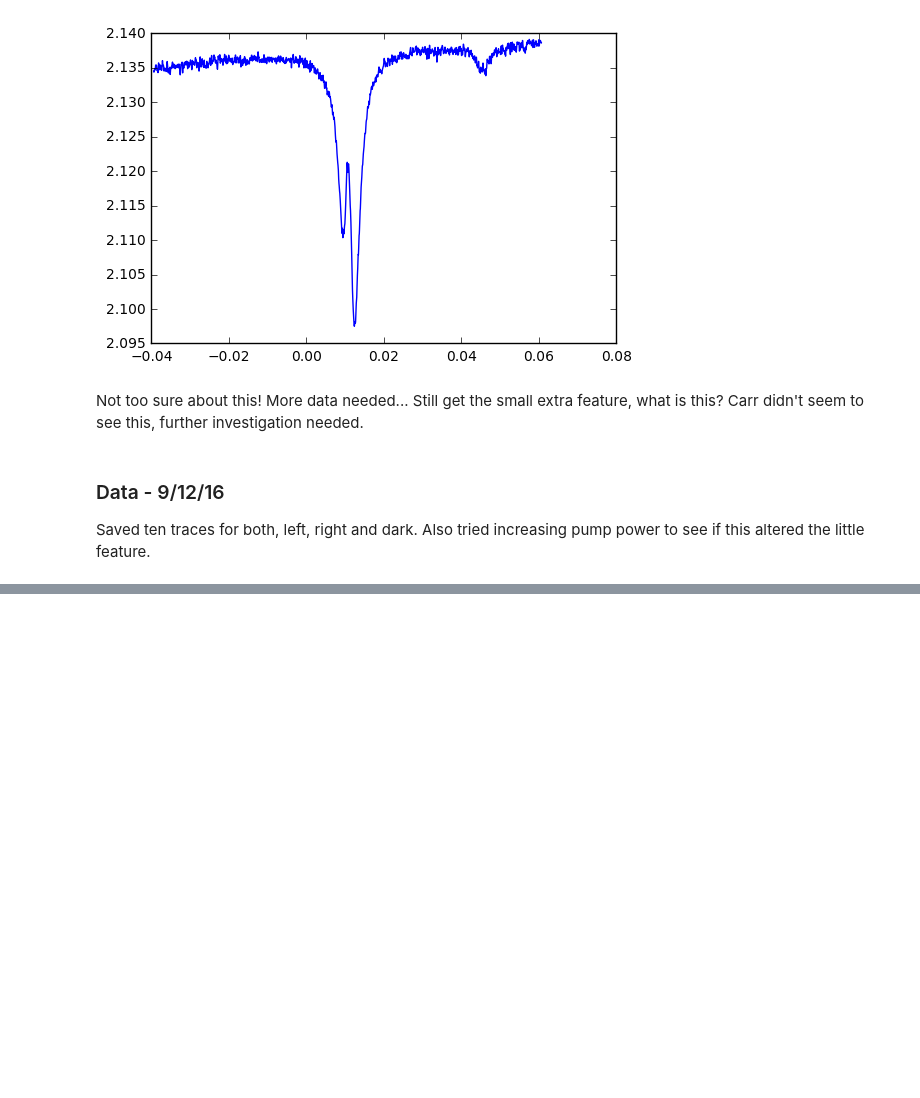
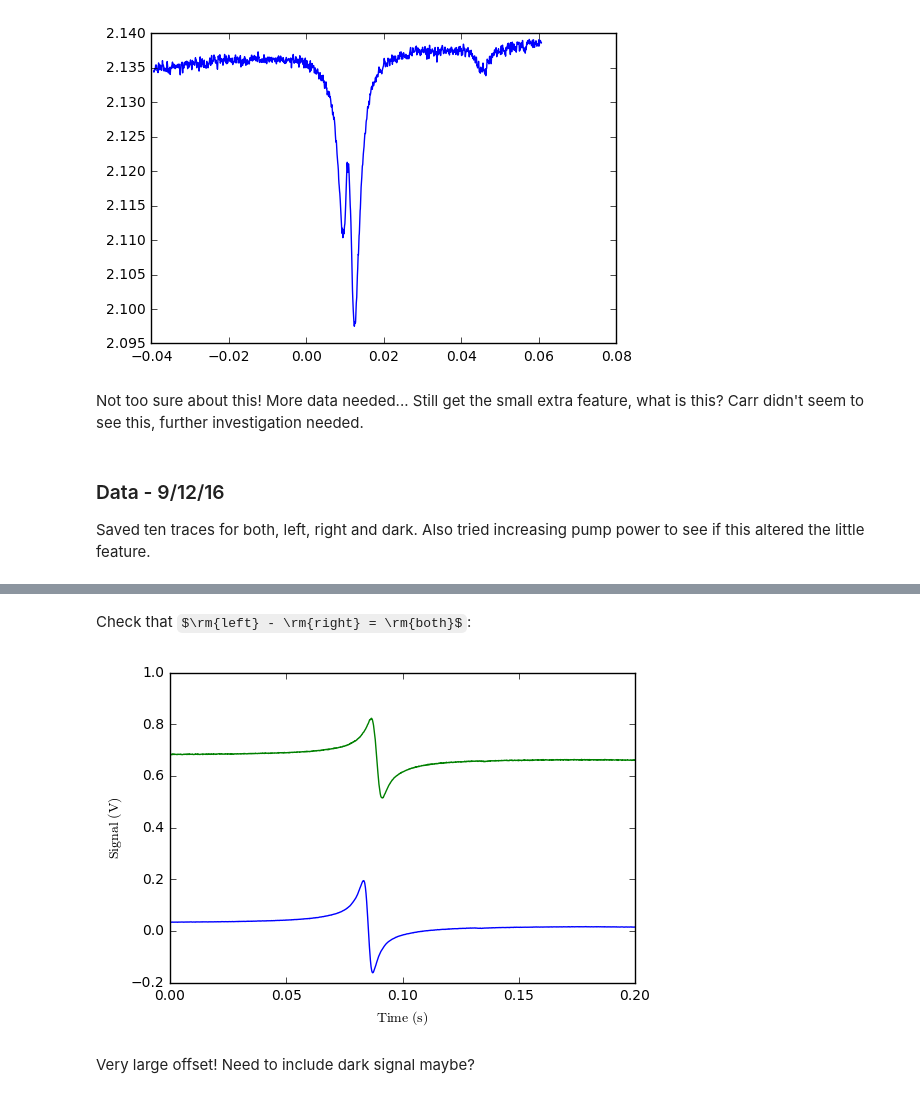
Before and after one commit to Slartybartfarst/Lab-Notebooks, a Jupyter notebook: Excited State Polarization Spectroscopy.ipynb, the cells around one changed output, grey strips where cells are left out. Drawn from its saved outputs; the diff is of its cells as text; code cells hidden in the pictures; some formulas as TeX source; blank space fills up the shorter version.

```diff
--- a/Excited State Polarization Spectroscopy.ipynb
+++ b/Excited State Polarization Spectroscopy.ipynb
@@ -211,0 +224,14 @@ pyplot.show()
+# %% [markdown]
+Check that $\rm{left} - \rm{right} = \rm{both}$:
+# %%
+pyplot.figure()
+pyplot.plot(time,both_avg)
+pyplot.plot(time,left_avg + right_avg)
+pyplot.xlim([0,0.2])
+pyplot.xlabel(r'$\rm{Time\ (s)}$')
+pyplot.ylabel(r'$\rm{Signal\ (V)}$')
+pyplot.show()
+# %% [output]
+[figure, added]
+# %% [markdown]
+Very large offset! Need to include dark signal maybe?
```
Also changed, not shown: parts of 23 cells of this notebook, 1 other file.
